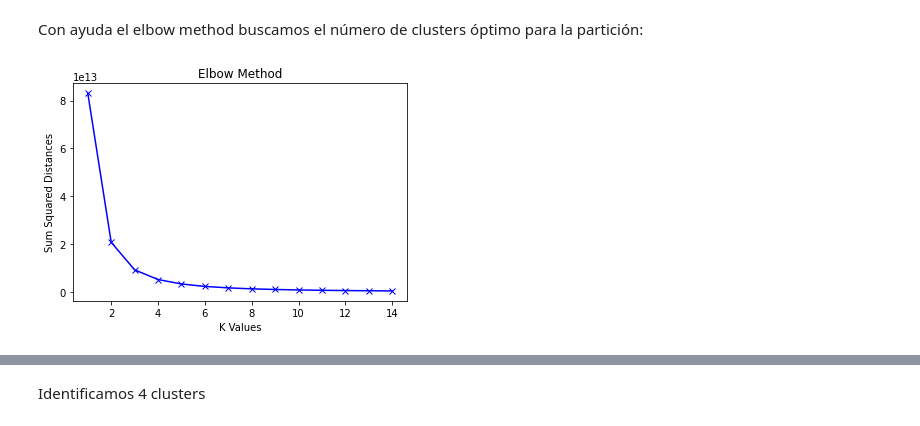
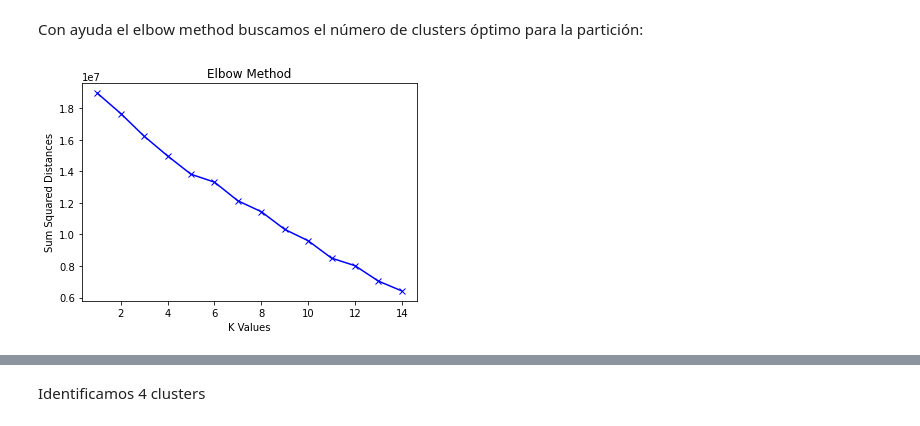
Before and after one commit to NayelySaldivar/DesafioData, a Jupyter notebook: DataMexico_Unsupervised_ML_Model.ipynb, the cells around one changed output, grey strips where cells are left out. Drawn from its saved outputs; the diff is of its cells as text; code cells hidden in the pictures.

Commit message:
ClusterDBSCAN&KMeans

```diff
--- a/DataMexico_Unsupervised_ML_Model.ipynb
+++ b/DataMexico_Unsupervised_ML_Model.ipynb
@@ -187,8 +187,8 @@ data_ml=pd.read_csv('BaseCompleta_ML.csv')
 from sklearn.preprocessing import StandardScaler
 from sklearn.metrics import silhouette_score
 # %%
-silhouette_score(X,kmeans.labels_,metric='euclidean',sample_size=len(X))
-standardized_data = StandardScaler().fit_transform(data_api_ml.drop('Estado',axis=1))
+# silhouette_score(X,kmeans.labels_,metric='euclidean',sample_size=len(X))
+standardized_data = StandardScaler().fit_transform(data_ml.drop('Estado',axis=1))
 # %% [markdown]
 ### K Means
 # %%
@@ -199,13 +199,14 @@ Con ayuda el elbow method buscamos el número de clusters óptimo para la partic
 # %%
 K = range(1,15)
 sum_squared_distances = []
 for k in K:
-  model = KMeans(n_clusters=k).fit(data_api_ml.drop('Estado',axis=1))
+  # model = KMeans(n_clusters=k).fit(data_api_ml.drop('Estado',axis=1))
+  model = KMeans(n_clusters=k).fit(standardized_data)
   sum_squared_distances.append(model.inertia_)
 plt.plot(K, sum_squared_distances, "bx-")
 plt.xlabel("K Values")
 plt.ylabel("Sum Squared Distances")
 plt.title("Elbow Method")
 plt.show()
 # %% [output]
-[figure, old version]
+[figure, new version]
```
Also changed, not shown: parts of 8 cells of this notebook.
